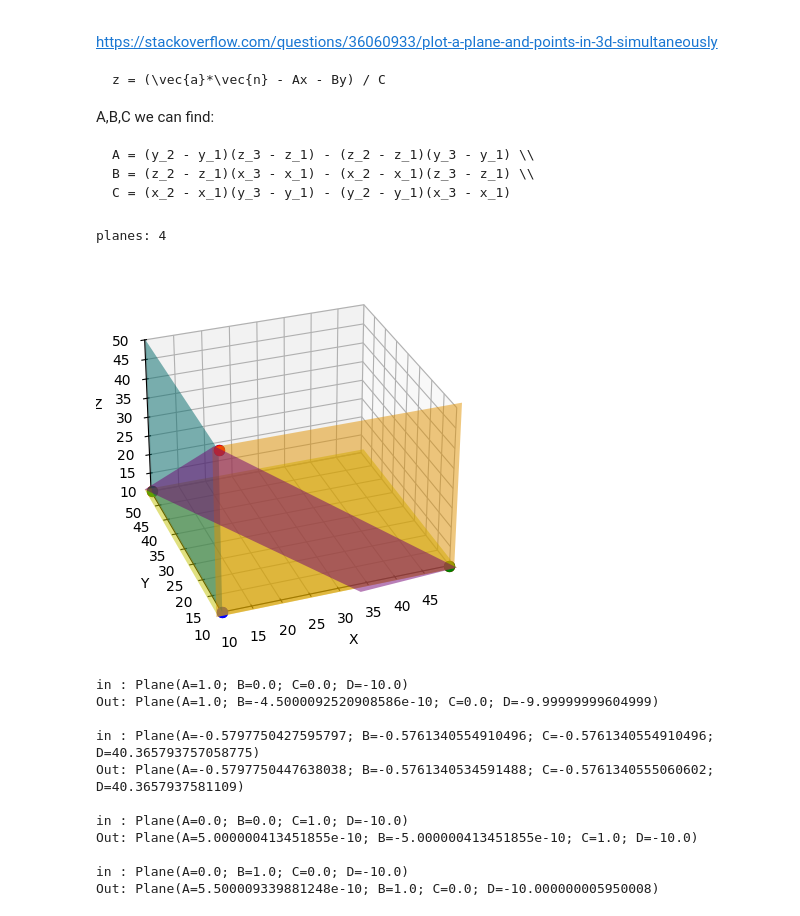
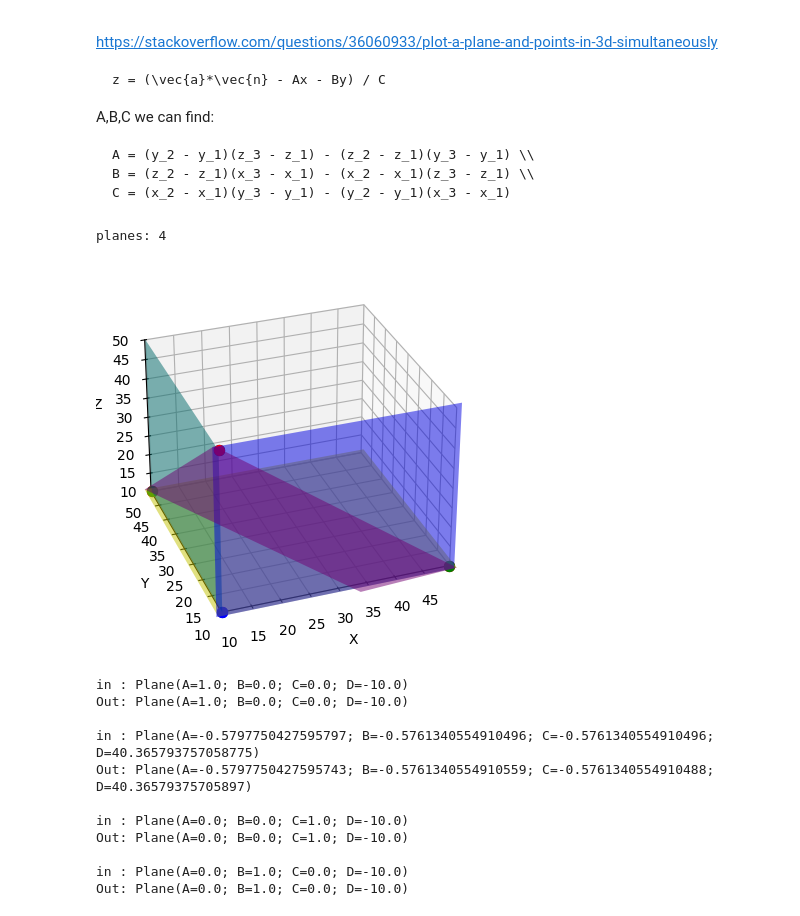
Before and after one commit to Childcity/PolypointTransformationsHelpers, a Jupyter notebook: pp_transormations.ipynb, the cells around one changed output. Cells and saved outputs as stored; diff of their text form; code cells hidden in the pictures.

```diff
--- a/pp_transormations.ipynb
+++ b/pp_transormations.ipynb
@@ -143,11 +145,10 @@ for tri in di_ts:
 	planes.append(Plane(p1, p2, p3))
 	#print(planes[-1])
 # %%
-import matplotlib.pyplot as plt
-from mpl_toolkits.mplot3d import Axes3D
+
 
 # Define a list of colors to cycle through for each plane
-colors = ['cyan', 'magenta', 'yellow', 'orange', 'purple', 'green', 'blue']
+colors = ['cyan', 'magenta', 'yellow', 'blue', 'orange', 'purple', 'green']
 
 print("planes:", len(planes))
 
@@ -188,34 +189,34 @@ for idx, plane in enumerate(planes):
 		# Define Z range instead and solve for Y
 		x_range = np.linspace(min(plane.P1[0], plane.P2[0], plane.P3[0]) - 1, max(plane.P1[0], plane.P2[0], plane.P3[0]) + 1, 10)
 		z_range = np.linspace(min(plane.P1[2], plane.P2[2], plane.P3[2]) - 1, max(plane.P1[2], plane.P2[2], plane.P3[2]) + 1, 10)
 		X, Z = np.meshgrid(x_range, z_range)
 		Y = (-plane.A * X - plane.C * Z - plane.D) / plane.B
 
 	else:
 		x_range = np.linspace(min(plane.P1[0], plane.P2[0], plane.P3[0]) - 1, max(plane.P1[0], plane.P2[0], plane.P3[0]) + 1, 10)
 		y_range = np.linspace(min(plane.P1[1], plane.P2[1], plane.P3[1]) - 1, max(plane.P1[1], plane.P2[1], plane.P3[1]) + 1, 10)
 		X, Y = np.meshgrid(x_range, y_range)
 		Z = (-plane.A * X - plane.B * Y - plane.D) / plane.C
 
 	color = colors[idx % len(colors)]
 	ax.plot_surface(X, Y, Z, color=color, alpha=0.5, rstride=100, cstride=100, label=f"Plane {idx+1}")
 
 	ax.scatter(*plane.P1, color='red', s=50, label="P1")
 	ax.scatter(*plane.P2, color='green', s=50, label="P2")
 	ax.scatter(*plane.P3, color='blue', s=50, label="P3")
 
 # Rotate the plot by 90 degrees (adjust as needed)
 ax.view_init(elev=30, azim=-110, roll=0)
 
 ax.set_xlabel('X')
 ax.set_ylabel('Y')
 ax.set_zlabel('Z')
 #ax.legend()
 
 plt.show()
 # %% [output]
 planes: 4
-[figure, old version]
+[figure, new version]
 # %%
 def get_polypoint_plane(plane: Plane, orig_basises: list, res_basises: list):
 	# print("plane", plane, plane.length())
@@ -282,21 +283,21 @@ res_basises = [[-1, 0.0, 0.0], [0.0, 1.0, 0.0], [0.0, 0.0, -1.0], [0.0, 0.0, 1.0
 
 tr_planes:list[Plane] = []
 for plane in planes:
-	tr_planes.append(get_polypoint_plane(plane, orig_basises, res_basises))
+	tr_planes.append(get_polypoint_plane(plane, orig_basises, res_basises).normalized())
 
 for plane, tr_plane in zip(planes, tr_planes):
 	print("in :", plane.normalized())
-	print("Out:", tr_plane.normalized(), "\n")
+	print("Out:", tr_plane, "\n")
 # %% [output]
 in : Plane(A=1.0; B=0.0; C=0.0; D=-10.0)
-Out: Plane(A=1.0; B=-4.5000092520908586e-10; C=0.0; D=-9.99999999604999)
+Out: Plane(A=1.0; B=0.0; C=0.0; D=-10.0)
 
 in : Plane(A=-0.5797750427595797; B=-0.5761340554910496; C=-0.5761340554910496; D=40.365793757058775)
-Out: Plane(A=-0.5797750447638038; B=-0.5761340534591488; C=-0.5761340555060602; D=40.3657937581109)
+Out: Plane(A=-0.5797750427595743; B=-0.5761340554910559; C=-0.5761340554910488; D=40.36579375705897)
 
 in : Plane(A=0.0; B=0.0; C=1.0; D=-10.0)
-Out: Plane(A=5.000000413451855e-10; B=-5.000000413451855e-10; C=1.0; D=-10.0)
+Out: Plane(A=0.0; B=0.0; C=1.0; D=-10.0)
 
 in : Plane(A=0.0; B=1.0; C=0.0; D=-10.0)
-Out: Plane(A=5.500009339881248e-10; B=1.0; C=0.0; D=-10.000000005950008)
+Out: Plane(A=0.0; B=1.0; C=0.0; D=-10.0)
 # %%
```
Also changed, not shown: parts of 3 cells of this notebook.
